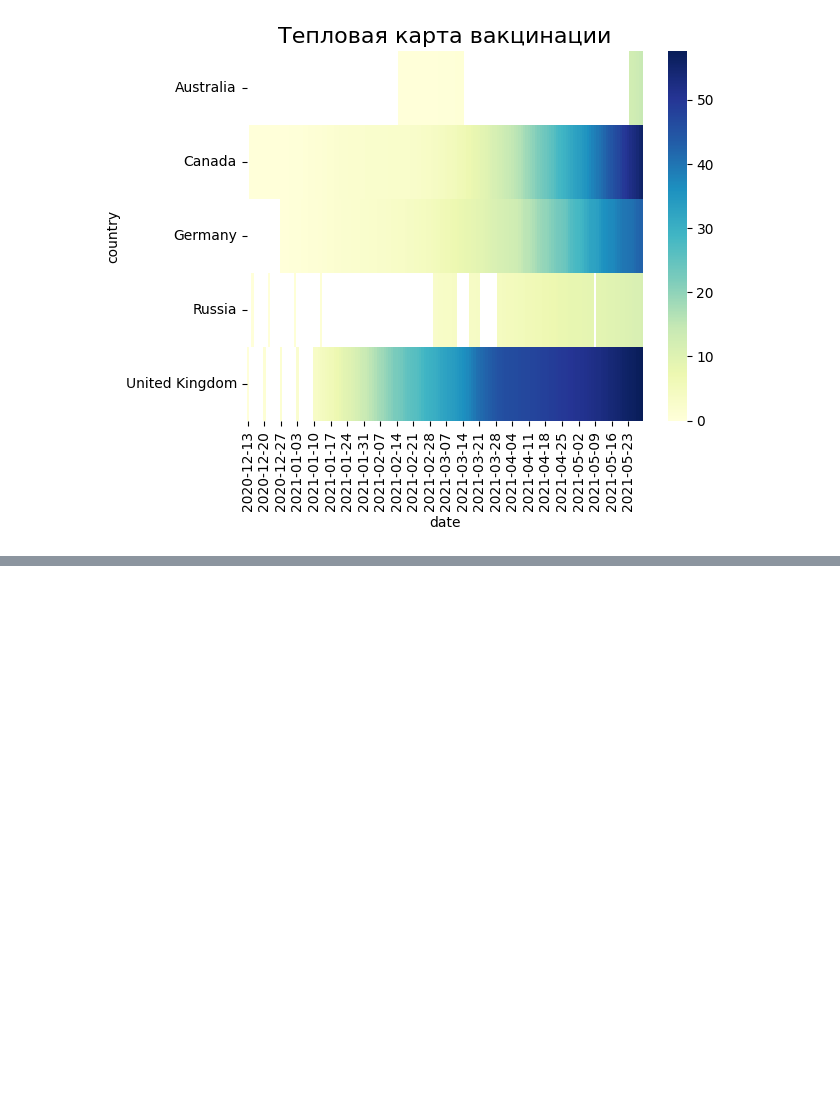
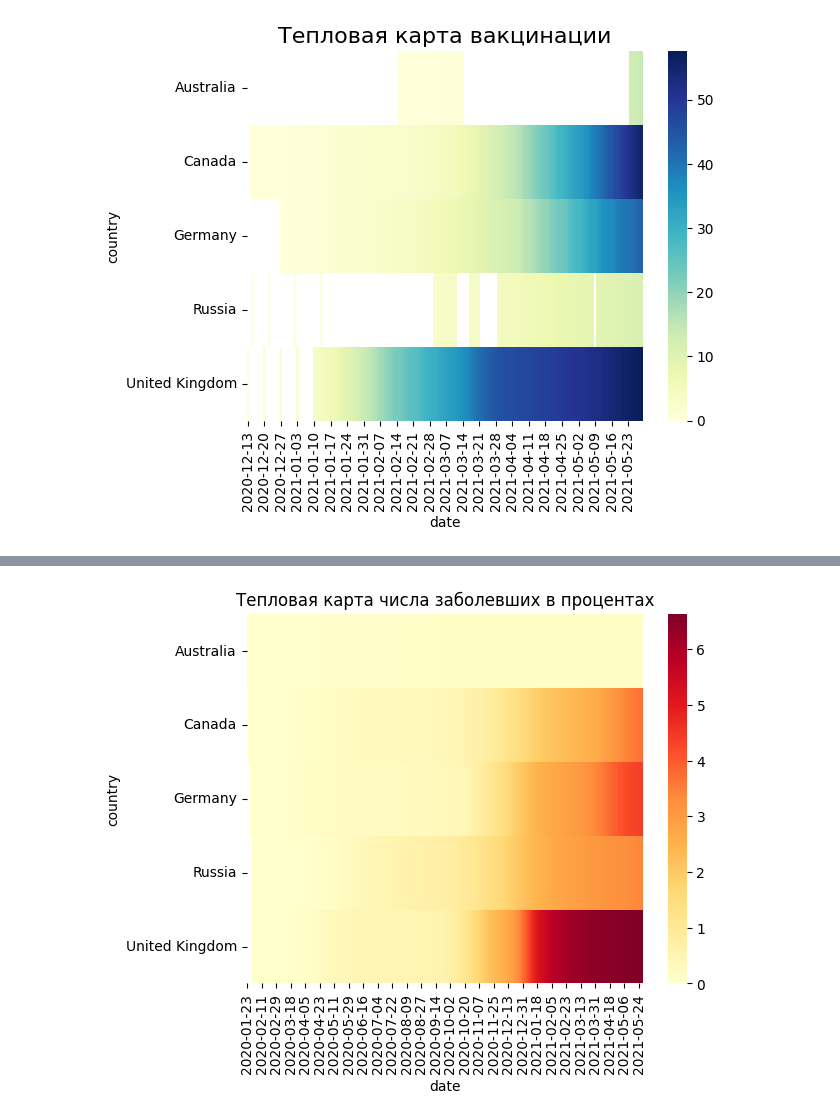
Before and after one commit to Coasting-Now/SF_Pandas, a Jupyter notebook: SF_Pandas/SF_PY_Visualization_covid/vis_cov.ipynb, the cells around one changed output, grey strips where cells are left out. Saved outputs shown, nothing was run; the diff lists cells and outputs as text; code cells hidden in the pictures; blank space fills up the shorter version.

```diff
--- a/SF_Pandas/SF_PY_Visualization_covid/vis_cov.ipynb
+++ b/SF_Pandas/SF_PY_Visualization_covid/vis_cov.ipynb
@@ -470,3 +470,12 @@ heatmap = sns.heatmap(data=pivot, cmap='YlGnBu')
 heatmap.set_title('Тепловая карта вакцинации', fontsize=16);
 # %% [output]
 [figure]
+# %%
+croped_covid_df['confirmed_per_hundred'] = croped_covid_df['confirmed'] / croped_covid_df['population'] * 100
+cph = croped_covid_df.pivot_table(
+    values='confirmed_per_hundred',
+    columns='date',
+    index='country',
+)
+cph.columns = cph.columns.astype('string')
+display(cph)
@@ -472,0 +491,5 @@ heatmap.set_title('Тепловая карта вакцинации', fontsize=1
+# %%
+heatmap = sns.heatmap(data=cph, cmap='YlOrRd')
+heatmap.set_title('Тепловая карта числа заболевших в процентах', fontsize=12);
+# %% [output]
+[figure, added]
```
Also changed, not shown: parts of 3 cells of this notebook.
